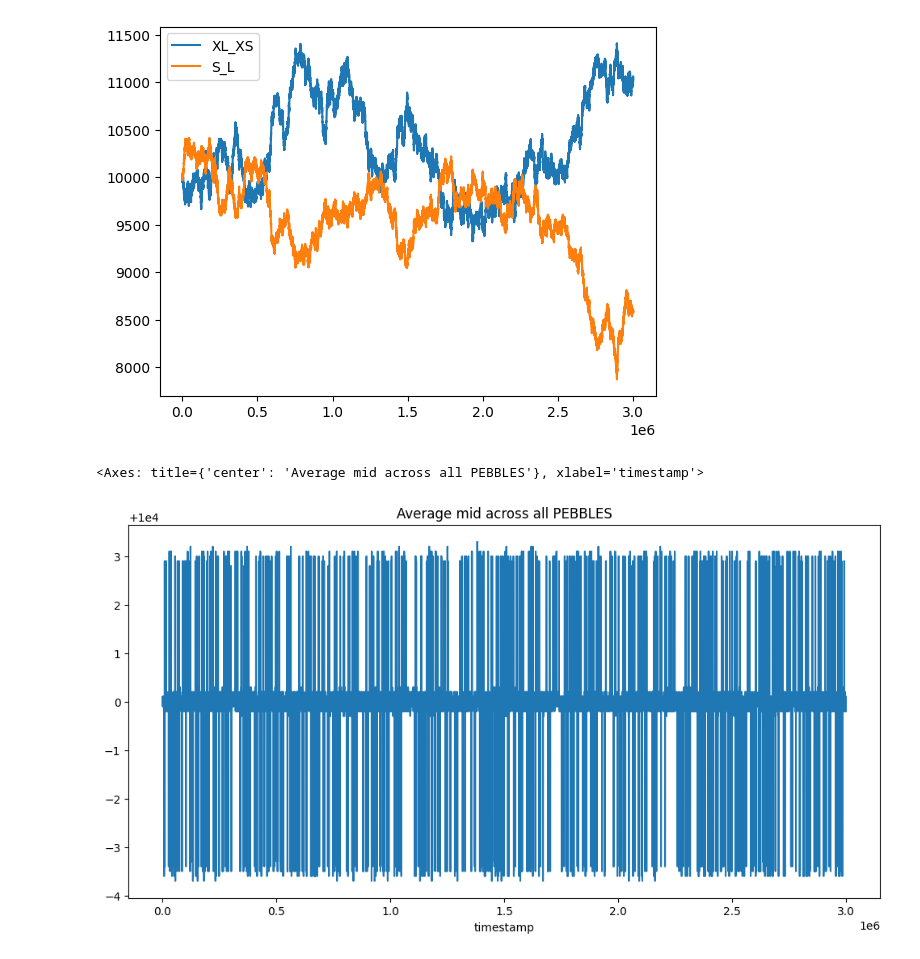
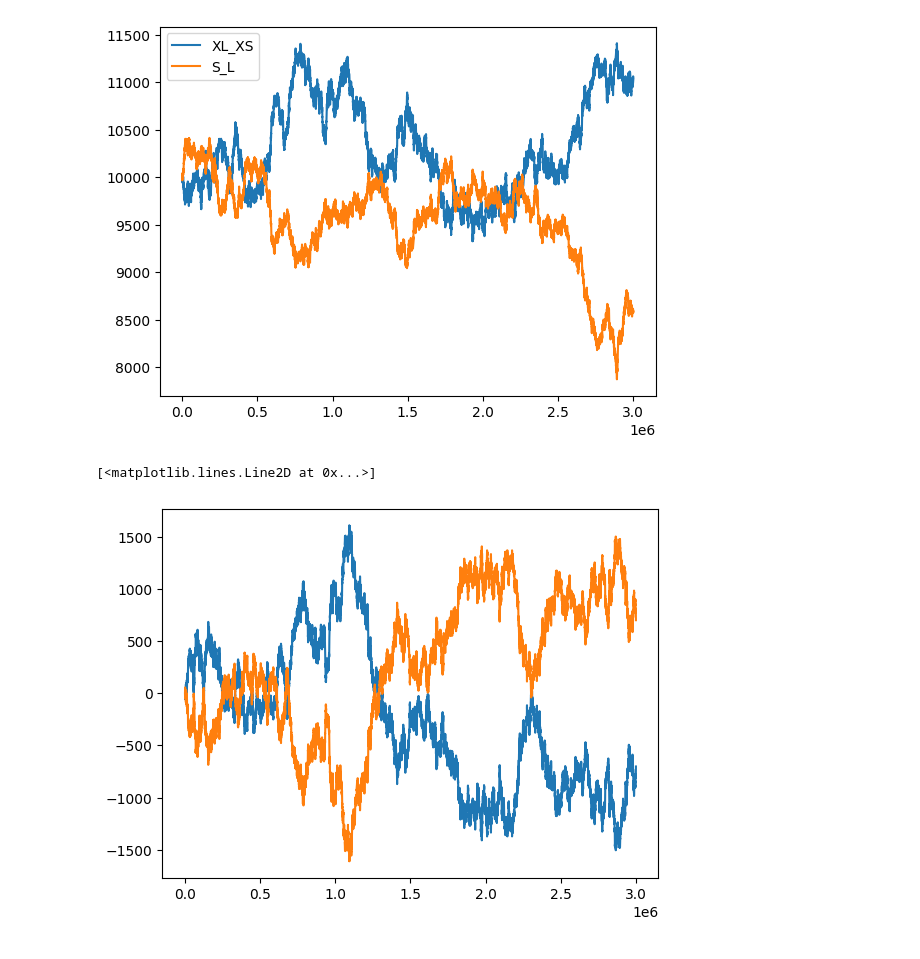
Before and after one commit to nikaslukyanov/kernel_trick, a Jupyter notebook: round5/pebbles.ipynb, the cells around one changed output. Drawn from its saved outputs; the diff is of its cells as text; code cells hidden in the pictures.

Commit message:
pebbles and sleep

```diff
--- a/round5/pebbles.ipynb
+++ b/round5/pebbles.ipynb
@@ -62,6 +62,8 @@ mids = prices.pivot_table(
 
 mids["XL_XS_avg"] = (mids["PEBBLES_XL"] + mids["PEBBLES_XS"]) / 2
 mids["S_L_avg"]   = (mids["PEBBLES_S"]  + mids["PEBBLES_L"])  / 2
+mids["basket_avg"]   = (mids["PEBBLES_S"]  + mids["PEBBLES_L"] + mids["PEBBLES_XL"] + mids["PEBBLES_XS"])  / 4
+mids["avg"]   = (mids["PEBBLES_S"]  + mids["PEBBLES_L"] + mids["PEBBLES_XL"] + mids["PEBBLES_XS"] + mids["PEBBLES_M"])  / 5
 # %%
 plt.plot(mids["XL_XS_avg"], label="XL_XS")
 plt.plot(mids["S_L_avg"], label="S_L")
@@ -72,8 +74,9 @@ plt.legend()
 # %%
 pebble_cols = [c for c in mids.columns if c.startswith("PEBBLES_")]
 mids["PEBBLES_avg"] = mids[pebble_cols].mean(axis=1)
 
-mids["PEBBLES_avg"].plot(figsize=(12, 6), title="Average mid across all PEBBLES")
+plt.plot(4 * (mids["basket_avg"] - 10_000))
+plt.plot(mids["PEBBLES_M"] - 10_000)
 # %% [output]
-<Axes: title={'center': 'Average mid across all PEBBLES'}, xlabel='timestamp'>
+[<matplotlib.lines.Line2D at 0x...>]
-[figure, old version]
+[figure, new version]
```
Also changed, not shown: parts of 3 cells of this notebook, 2 other files.
